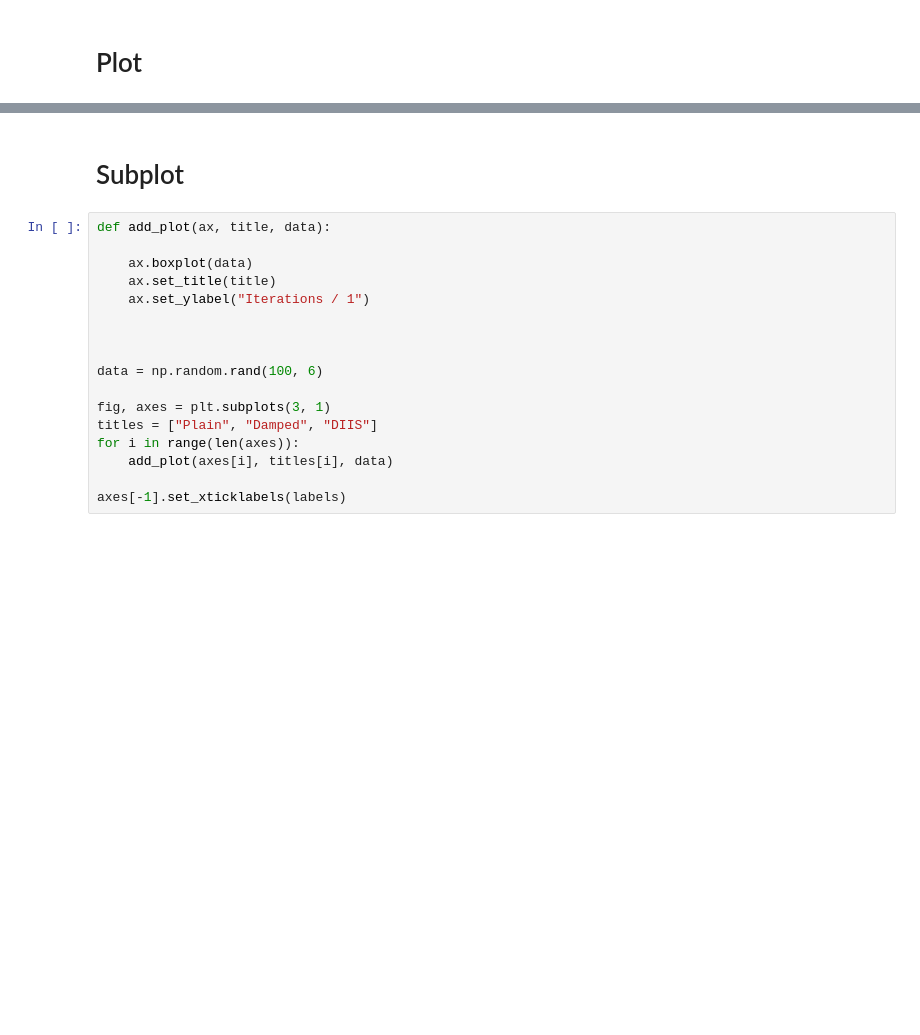
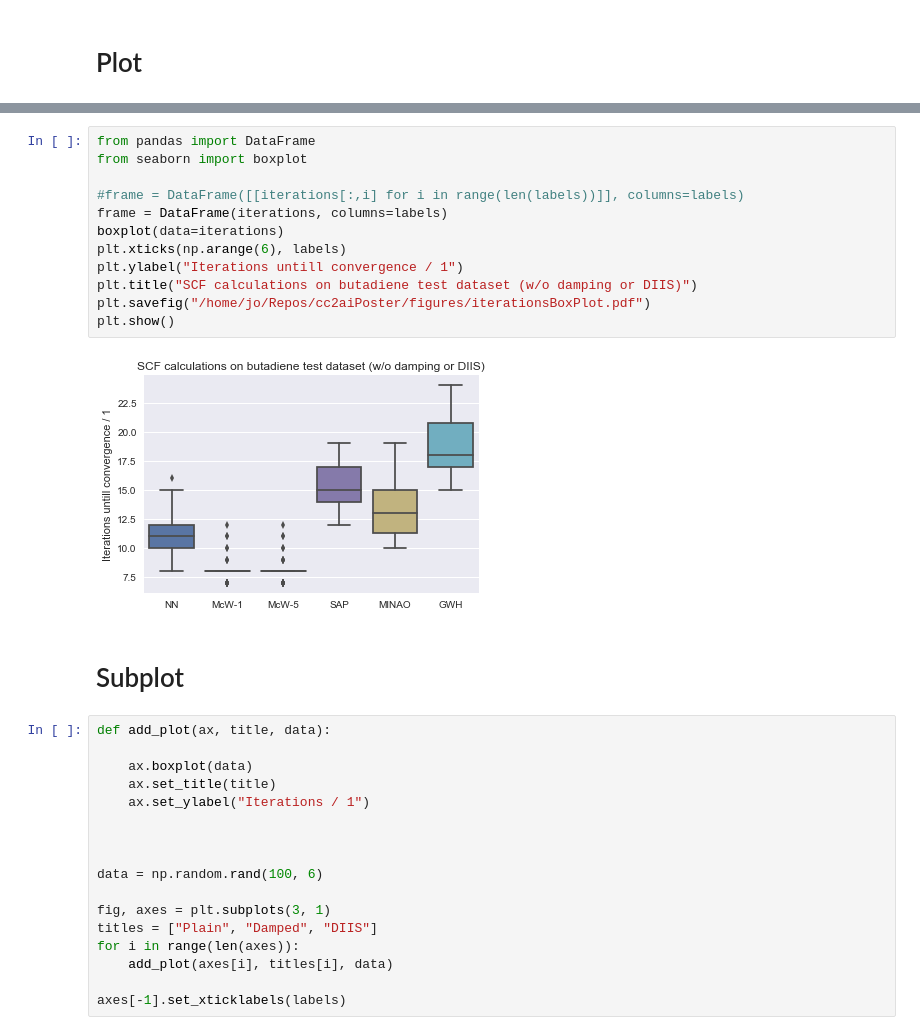
Before and after one commit to jcartus/SCFInitialGuess, a Jupyter notebook: butadien/notebooks/IterationsBoxPlot.ipynb, the cells around one changed output, grey strips where cells are left out. Cells and saved outputs as stored; diff of their text form; blank space fills up the shorter version.

```diff
--- a/butadien/notebooks/IterationsBoxPlot.ipynb
+++ b/butadien/notebooks/IterationsBoxPlot.ipynb
@@ -101,3 +124,17 @@ plt.show()
+# %%
+from pandas import DataFrame
+from seaborn import boxplot
+
+#frame = DataFrame([[iterations[:,i] for i in range(len(labels))]], columns=labels)
+frame = DataFrame(iterations, columns=labels)
+boxplot(data=iterations)
+plt.xticks(np.arange(6), labels)
+plt.ylabel("Iterations untill convergence / 1")
+plt.title("SCF calculations on butadiene test dataset (w/o damping or DIIS)")
+plt.savefig("/home/jo/Repos/cc2aiPoster/figures/iterationsBoxPlot.pdf")
+plt.show()
+# %% [output]
+[figure, added]
 # %% [markdown]
 # Subplot
 # %%
```
Also changed, not shown: parts of 9 cells of this notebook.
